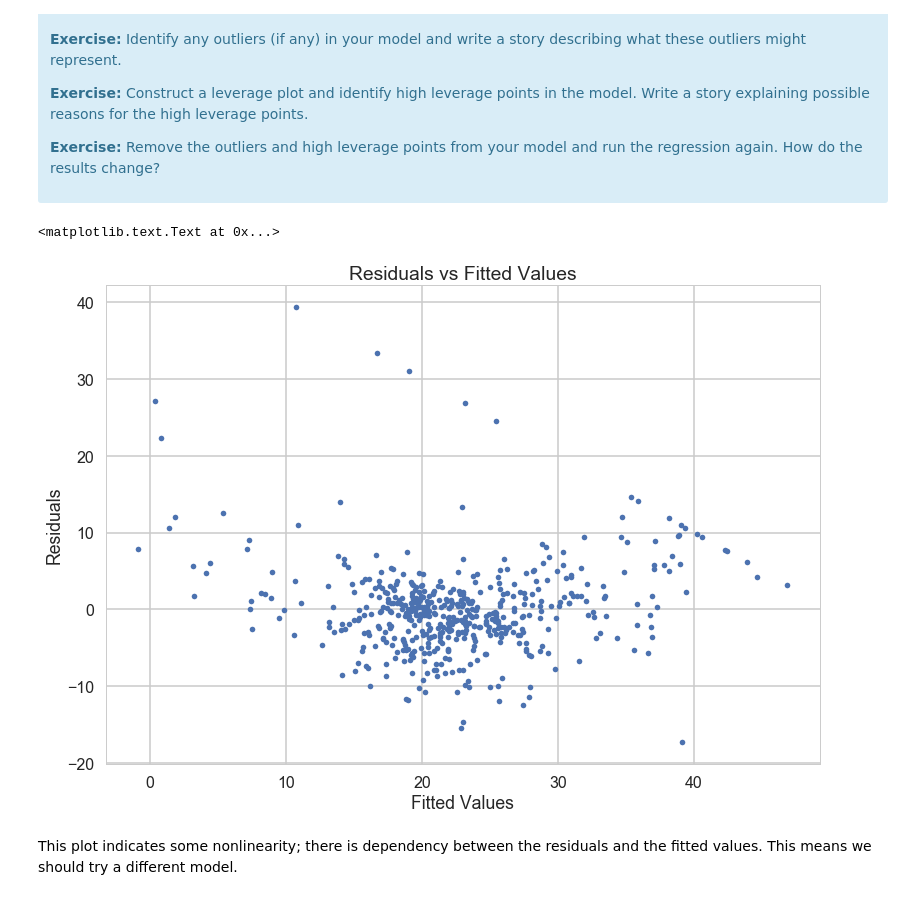
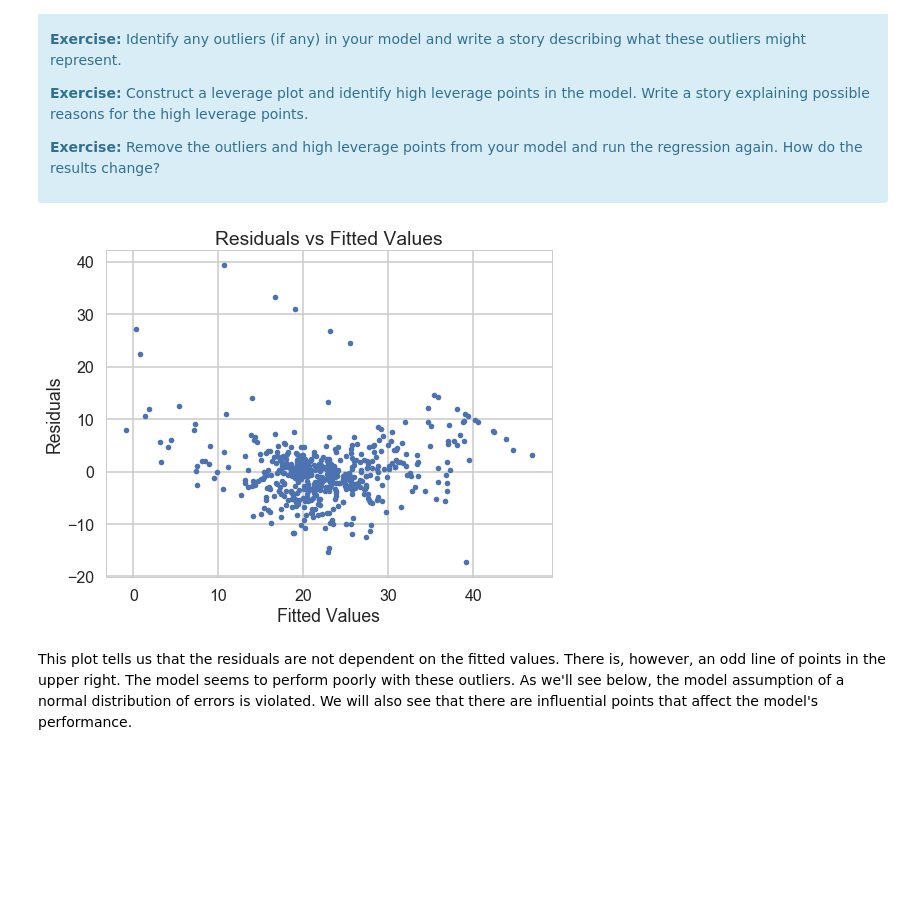
Before and after one commit to tmcdunn/springboard-boson_housing, a Jupyter notebook: Linear_Regression_Boston_Housing_exercises.ipynb, the cells around one changed output. Saved outputs shown, nothing was run; the diff lists cells and outputs as text; code cells hidden in the pictures; blank space fills up the shorter version.

```diff
--- a/Linear_Regression_Boston_Housing_exercises.ipynb
+++ b/Linear_Regression_Boston_Housing_exercises.ipynb
@@ -881,14 +895,14 @@ There are some other issues that are important investigate with linear regressio
 <p><b>Exercise:</b> Remove the outliers and high leverage points from your model and run the regression again. How do the results change?</p>
 </div>
 # %%
-plt.plot(m2.fittedvalues, m2.resid, marker='.', linestyle='none')
-plt.ylabel('Residuals')
-plt.xlabel('Fitted Values')
-plt.title('Residuals vs Fitted Values')
+fig = plt.figure(figsize=(8,6))
+_ = plt.plot(m2.fittedvalues, m2.resid, marker='.', linestyle='none')
+_ = plt.ylabel('Residuals')
+_ = plt.xlabel('Fitted Values')
+_ = plt.title('Residuals vs Fitted Values')
 # %% [output]
-<matplotlib.text.Text at 0x...>
-[figure, old version]
+[figure, new version]
-# %% [markdown]
-This plot indicates some nonlinearity; there is dependency between the residuals and the fitted values. This means we should try a different model.
+# %% [markdown]
+This plot tells us that the residuals are not dependent on the fitted values. There is, however, an odd line of points in the upper right. The model seems to perform poorly with these outliers. As we'll see below, the model assumption of a normal distribution of errors is violated. We will also see that there are influential points that affect the model's performance.
 # %%
 from scipy.stats import probplot
```
Also changed, not shown: parts of 51 cells of this notebook.
